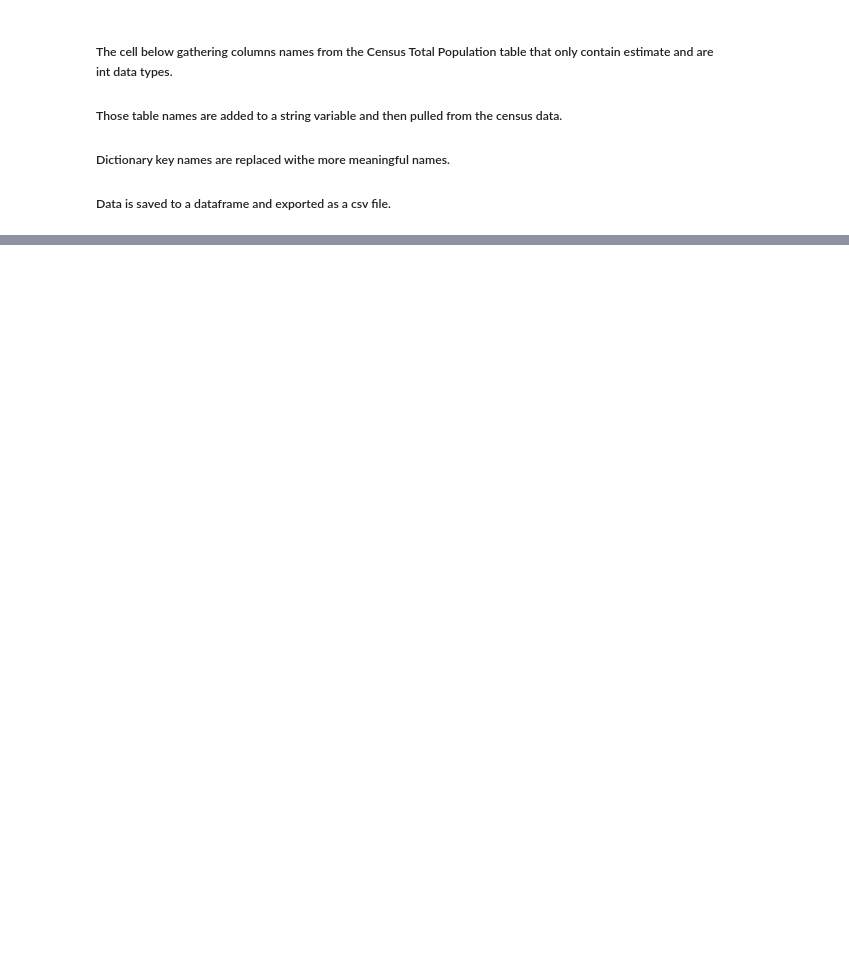
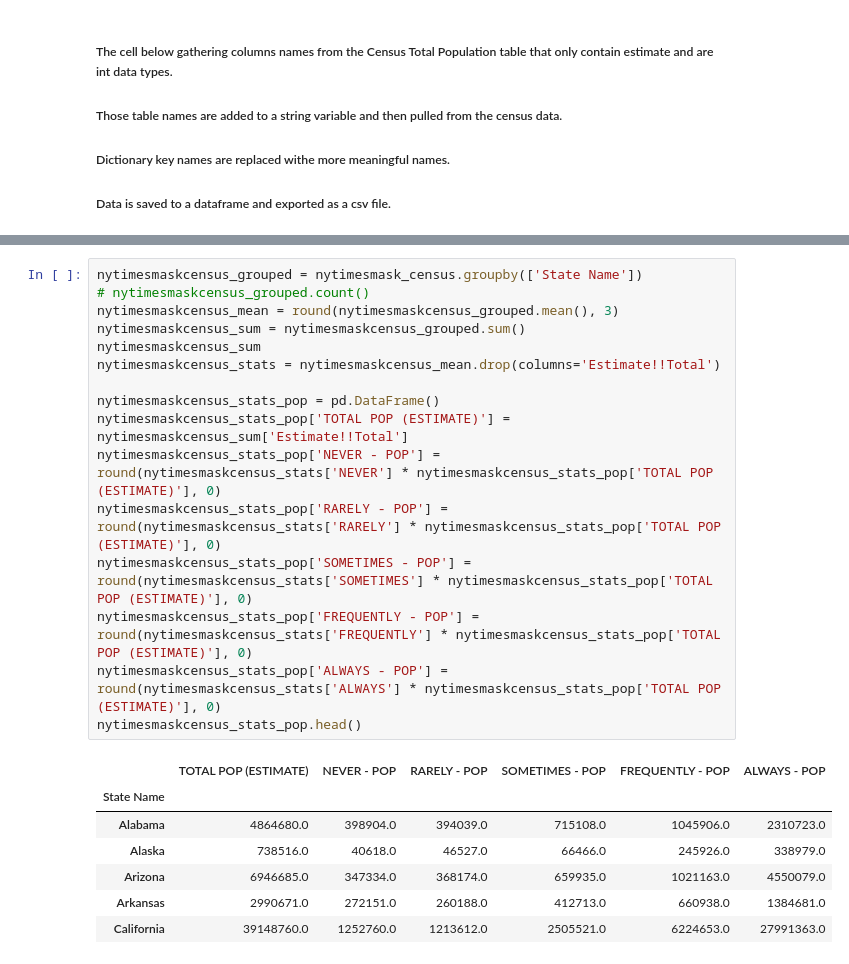
Before and after one commit to havyjavy/Healthcare-and-Covid-19, a Jupyter notebook: CensusData/Census_TotalPopulation.ipynb, the cells around one changed output, grey strips where cells are left out. Drawn from its saved outputs; the diff is of its cells as text; blank space fills up the shorter version.

```diff
--- a/CensusData/Census_TotalPopulation.ipynb
+++ b/CensusData/Census_TotalPopulation.ipynb
@@ -64,0 +150,24 @@ NameError: name 'table_df' is not defined
+# %%
+nytimesmaskcensus_grouped = nytimesmask_census.groupby(['State Name'])
+# nytimesmaskcensus_grouped.count()
+nytimesmaskcensus_mean = round(nytimesmaskcensus_grouped.mean(), 3)
+nytimesmaskcensus_sum = nytimesmaskcensus_grouped.sum()
+nytimesmaskcensus_sum
+nytimesmaskcensus_stats = nytimesmaskcensus_mean.drop(columns='Estimate!!Total')
+
+nytimesmaskcensus_stats_pop = pd.DataFrame()
+nytimesmaskcensus_stats_pop['TOTAL POP (ESTIMATE)'] = nytimesmaskcensus_sum['Estimate!!Total']
+nytimesmaskcensus_stats_pop['NEVER - POP'] = round(nytimesmaskcensus_stats['NEVER'] * nytimesmaskcensus_stats_pop['TOTAL POP (ESTIMATE)'], 0)
+nytimesmaskcensus_stats_pop['RARELY - POP'] = round(nytimesmaskcensus_stats['RARELY'] * nytimesmaskcensus_stats_pop['TOTAL POP (ESTIMATE)'], 0)
+nytimesmaskcensus_stats_pop['SOMETIMES - POP'] = round(nytimesmaskcensus_stats['SOMETIMES'] * nytimesmaskcensus_stats_pop['TOTAL POP (ESTIMATE)'], 0)
+nytimesmaskcensus_stats_pop['FREQUENTLY - POP'] = round(nytimesmaskcensus_stats['FREQUENTLY'] * nytimesmaskcensus_stats_pop['TOTAL POP (ESTIMATE)'], 0)
+nytimesmaskcensus_stats_pop['ALWAYS - POP'] = round(nytimesmaskcensus_stats['ALWAYS'] * nytimesmaskcensus_stats_pop['TOTAL POP (ESTIMATE)'], 0)
+nytimesmaskcensus_stats_pop.head()
+# %% [output]
+|  | TOTAL POP (ESTIMATE) | NEVER - POP | RARELY - POP | SOMETIMES - POP | FREQUENTLY - POP | ALWAYS - POP |
+| State Name |  |  |  |  |  |  |
+| Alabama | 4864680.0 | 398904.0 | 394039.0 | 715108.0 | 1045906.0 | 2310723.0 |
+| Alaska | 738516.0 | 40618.0 | 46527.0 | 66466.0 | 245926.0 | 338979.0 |
+| Arizona | 6946685.0 | 347334.0 | 368174.0 | 659935.0 | 1021163.0 | 4550079.0 |
+| Arkansas | 2990671.0 | 272151.0 | 260188.0 | 412713.0 | 660938.0 | 1384681.0 |
+| California | 39148760.0 | 1252760.0 | 1213612.0 | 2505521.0 | 6224653.0 | 27991363.0 |
```
Also changed, not shown: parts of 7 cells of this notebook.
